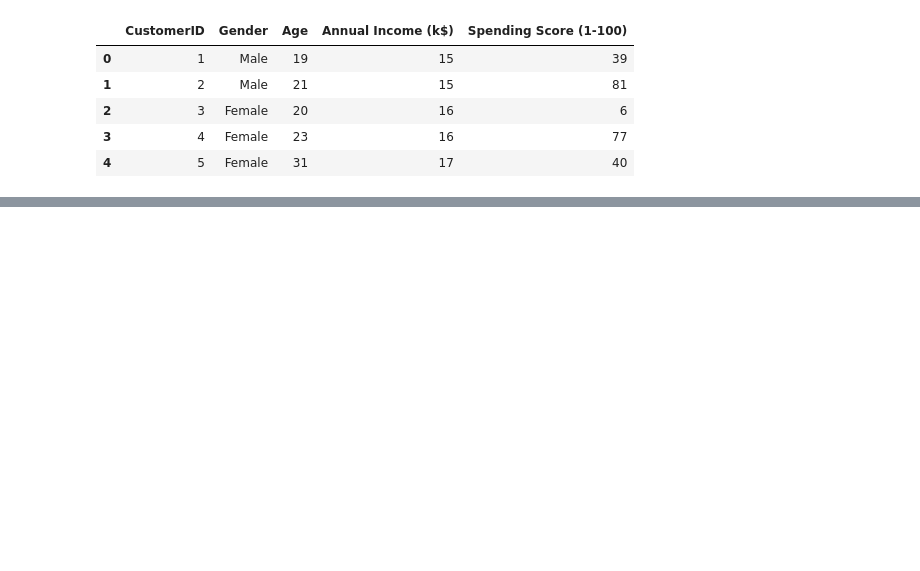
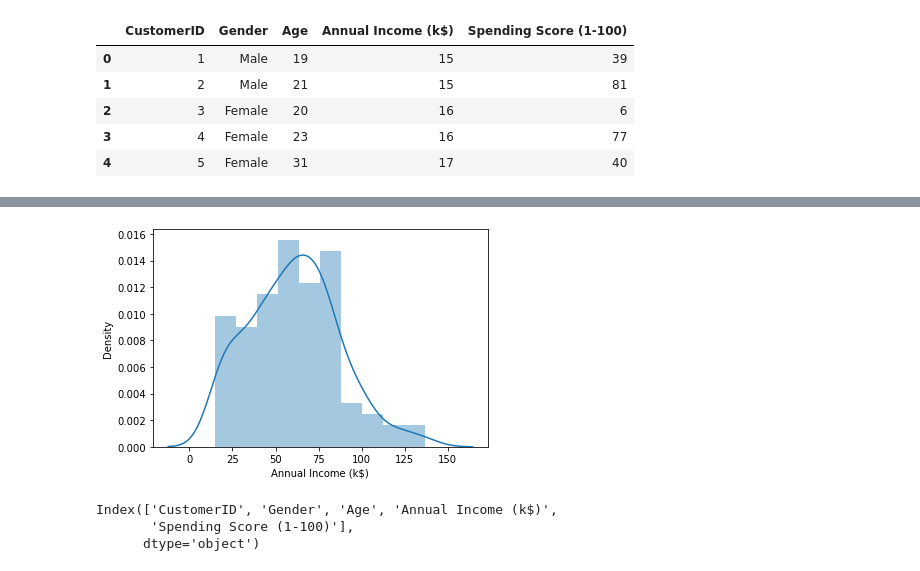
Before and after one commit to drigger091/Customer_segmentation-with-python, a Jupyter notebook: main.ipynb, the cells around one changed output, grey strips where cells are left out. Drawn from its saved outputs; the diff is of its cells as text; code cells hidden in the pictures; blank space fills up the shorter version.

Commit message:
updating the graphs

```diff
--- a/main.ipynb
+++ b/main.ipynb
@@ -17,0 +65,10 @@ df.head()
+# %%
+sns.distplot(df["Annual Income (k$)"]);
+# %% [output]
+[figure, added]
+# %%
+df.columns
+# %% [output]
+Index(['CustomerID', 'Gender', 'Age', 'Annual Income (k$)',
+       'Spending Score (1-100)'],
+      dtype='object')
```
Also changed, not shown: parts of 5 cells of this notebook.
